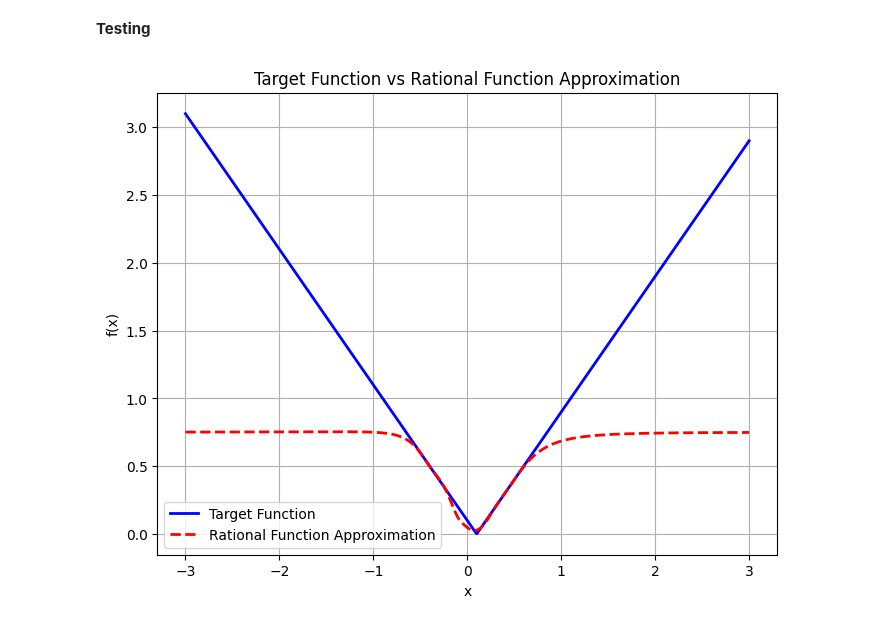
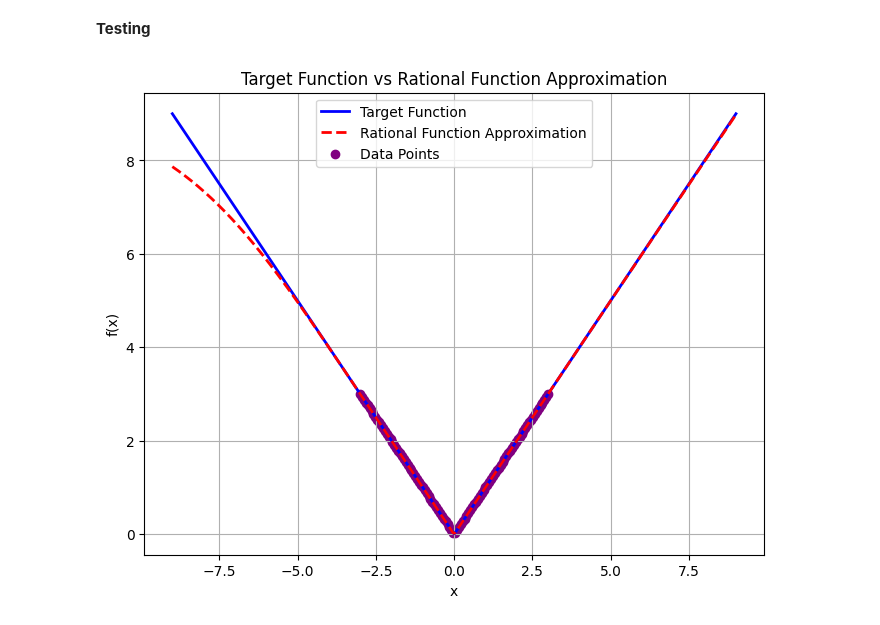
Before and after one commit to AP-047/RClass-Classification-by-Rational-Approximation, a Jupyter notebook: notebooks/1D_optimization.ipynb, the cells around one changed output. Saved outputs shown, nothing was run; the diff lists cells and outputs as text; code cells hidden in the pictures.

```diff
--- a/notebooks/1D_optimization.ipynb
+++ b/notebooks/1D_optimization.ipynb
@@ -110,7 +121,7 @@ import matplotlib.pyplot as plt
 
 # Target function
 def target_function(x):
-    return cp.abs(x - 0.1)
+    return cp.abs(x)
 
 # Rational function (coefficients to be optimized later)
 def rational_function(x, alpha, beta):
@@ -126,9 +137,11 @@ def check_feasibility_and_compute_coefficients(z, x_data, y_data, degree):
     num_data_points = len(x_data)
     num_coefficients = degree + 1  # Number of coefficients for num & den
 
-    # Construct the G(x) and H(x) polynomials
-    G = cp.array([[x**i for i in range(num_coefficients)] for x in x_data])  # Numerator polynomial
-    H = cp.array([[x**i for i in range(num_coefficients)] for x in x_data])  # Denominator polynomial
+    # Construct the G(x) & H(x) polynomials
+    # Numerator polynomial
+    G = cp.array([[x**i for i in range(num_coefficients)] for x in x_data])
+    # Denominator polynomial
+    H = cp.array([[x**i for i in range(num_coefficients)] for x in x_data])
 
     # Construct constraints for Ax <= b
     A = []
@@ -140,9 +153,11 @@ def check_feasibility_and_compute_coefficients(z, x_data, y_data, degree):
 
         # Constraint 1: (f(xi) - z) * β^T H(xi) - α^T G(xi) ≤ θ
         constraint_1 = cp.zeros(2 * num_coefficients + 1)
+
         constraint_1[:num_coefficients] = -G[i]  # Coefficients of α
         constraint_1[num_coefficients:2 * num_coefficients] = (f_minus_z) * H[i]  # Coefficients of β
         constraint_1[-1] = -1  # Coefficient of θ
+
         A.append(constraint_1)
         b.append(0)
 
@@ -203,13 +218,13 @@ def bisection_loop(x_data, y_data, degree, uL, uH, precision):
 # Main execution
 if __name__ == "__main__":
     # Data setup
-    degree = 10  # Polynomial degree
-    x_data = cp.linspace(-0.5, 0.5, 50)  # Discretized data points
+    degree = 12  # Polynomial degree
+    x_data = cp.linspace(-3, 3, 100)  # Discretized data points
     y_data = target_function(x_data)  # Target values
 
     # Initial coefficients for the rational function (to be optimized)
-    alpha_initial = [5, 3, 2]  # Coefficients of numerator
-    beta_initial = [7, 4, 0]   # Coefficients of denominator
+    # alpha_initial = [5, 3, 2]  # Coefficients of numerator
+    # beta_initial = [7, 4, 3]   # Coefficients of denominator
 
     # Bisection parameters
     uL = 0  # Initial lower bound
@@ -254,33 +271,34 @@ Optimal θ: 7.900947235910656e-08
 import matplotlib.pyplot as plt
 
 def plot_functions(target_function, rational_function, alpha, beta, x_range):
     # Generate points for the plot
-    x_test = cp.linspace(x_range[0], x_range[1], 500)  # Use CuPy for GPU computations
+    x_test = cp.linspace(x_range[0], x_range[1], 900)  # Use CuPy for GPU computations
     y_target = target_function(x_test)  # Compute the target function values
     y_rational = cp.array([rational_function(x, alpha, beta) for x in x_test])  # Compute rational function values
 
     # Convert CuPy arrays to NumPy for plotting
     x_test = cp.asnumpy(x_test)
     y_target = cp.asnumpy(y_target)
     y_rational = cp.asnumpy(y_rational)
 
     # Plot the functions
     plt.figure(figsize=(8, 6))
     plt.plot(x_test, y_target, label="Target Function", color="blue", linewidth=2)
     plt.plot(x_test, y_rational, label="Rational Function Approximation", color="red", linestyle="--", linewidth=2)
+    plt.scatter(cp.asnumpy(x_data), cp.asnumpy(y_data), label="Data Points", color="purple", marker="o")
     plt.xlabel("x")
     plt.ylabel("f(x)")
     plt.title("Target Function vs Rational Function Approximation")
     plt.legend()
     plt.grid(True)
     plt.show()
 
 # Main execution for plotting
 if __name__ == "__main__":
     # Test points range for plotting
-    x_range = [-3, 3]
+    x_range = [-9, 9]
 
     # Call the plotting function
     plot_functions(target_function, rational_function, optimal_alpha, optimal_beta, x_range)
 # %% [output]
-[figure, old version]
+[figure, new version]
```
Also changed, not shown: parts of 4 cells of this notebook.
